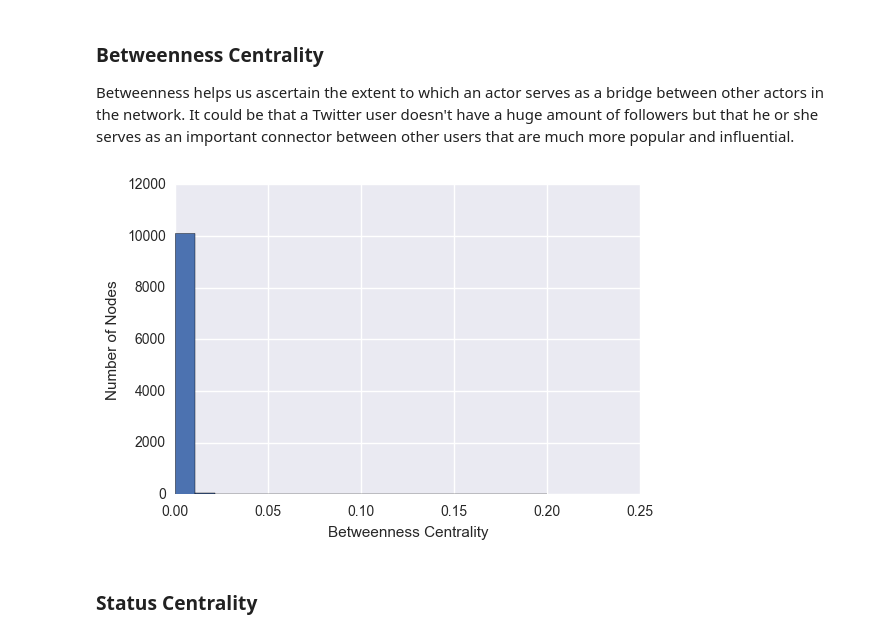
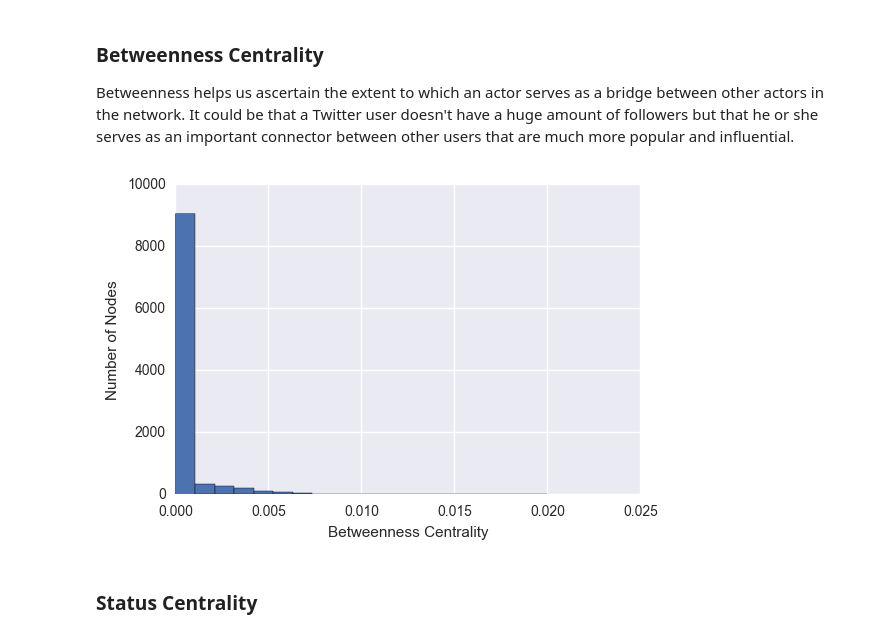
Before and after one commit to jrs33/Converse_Product_Launch, a Jupyter notebook: chuck_ii.ipynb, the cells around one changed output. Saved outputs shown, nothing was run; the diff lists cells and outputs as text; code cells hidden in the pictures.

Commit message:
graph stats

```diff
--- a/chuck_ii.ipynb
+++ b/chuck_ii.ipynb
@@ -838,13 +865,13 @@ Betweenness helps us ascertain the extent to which an actor serves as a bridge b
 # %%
 %matplotlib inline
 
 betw_cent = np.array(list(nx.betweenness_centrality(G).values()))
 
-plt.hist(betw_cent, bins = np.linspace(0, 0.2, 20))
+plt.hist(betw_cent, bins = np.linspace(0, 0.02, 20))
 plt.xlabel('Betweenness Centrality')
 _=plt.ylabel('Number of Nodes')
 # %% [output]
-[figure, old version]
+[figure, new version]
 # %% [markdown]
 ### Status Centrality
 # %% [markdown]
```
Also changed, not shown: parts of 9 cells of this notebook.
